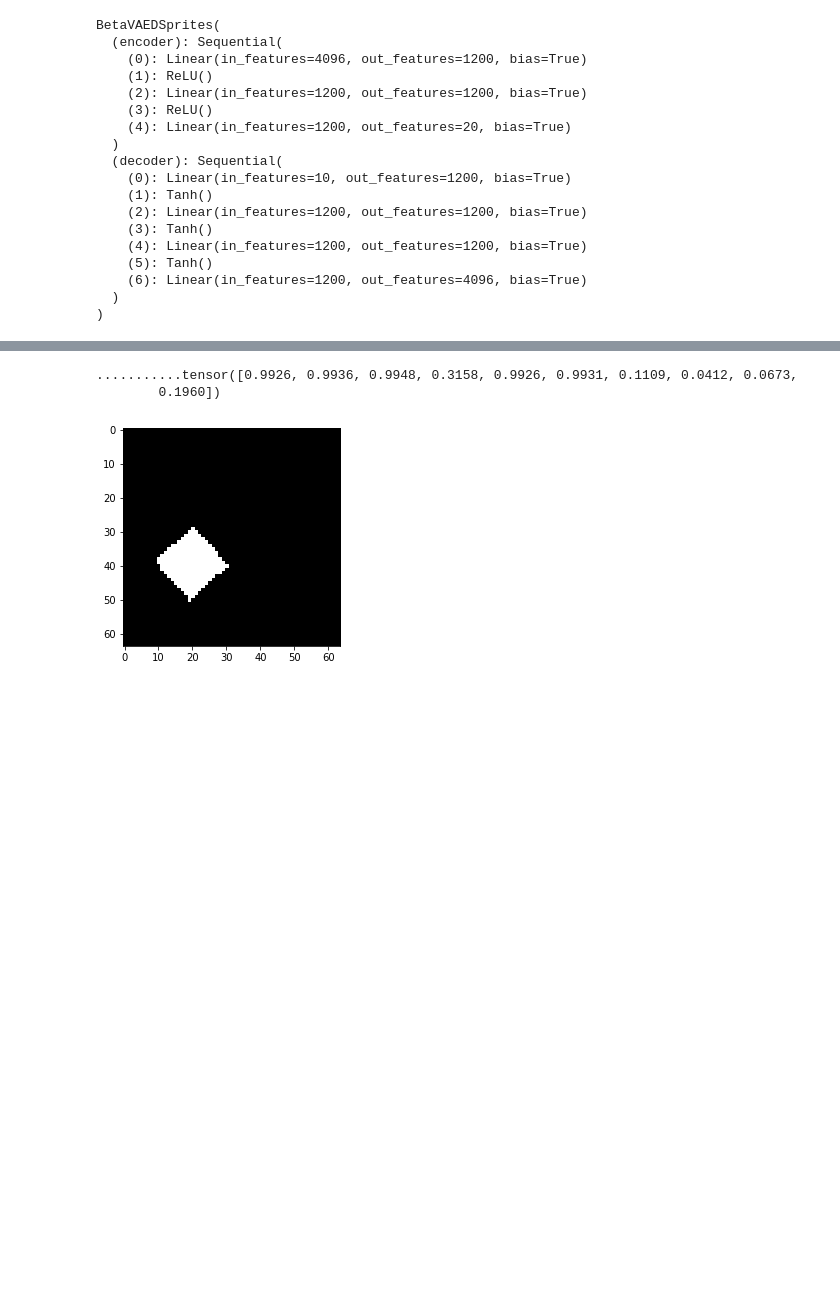
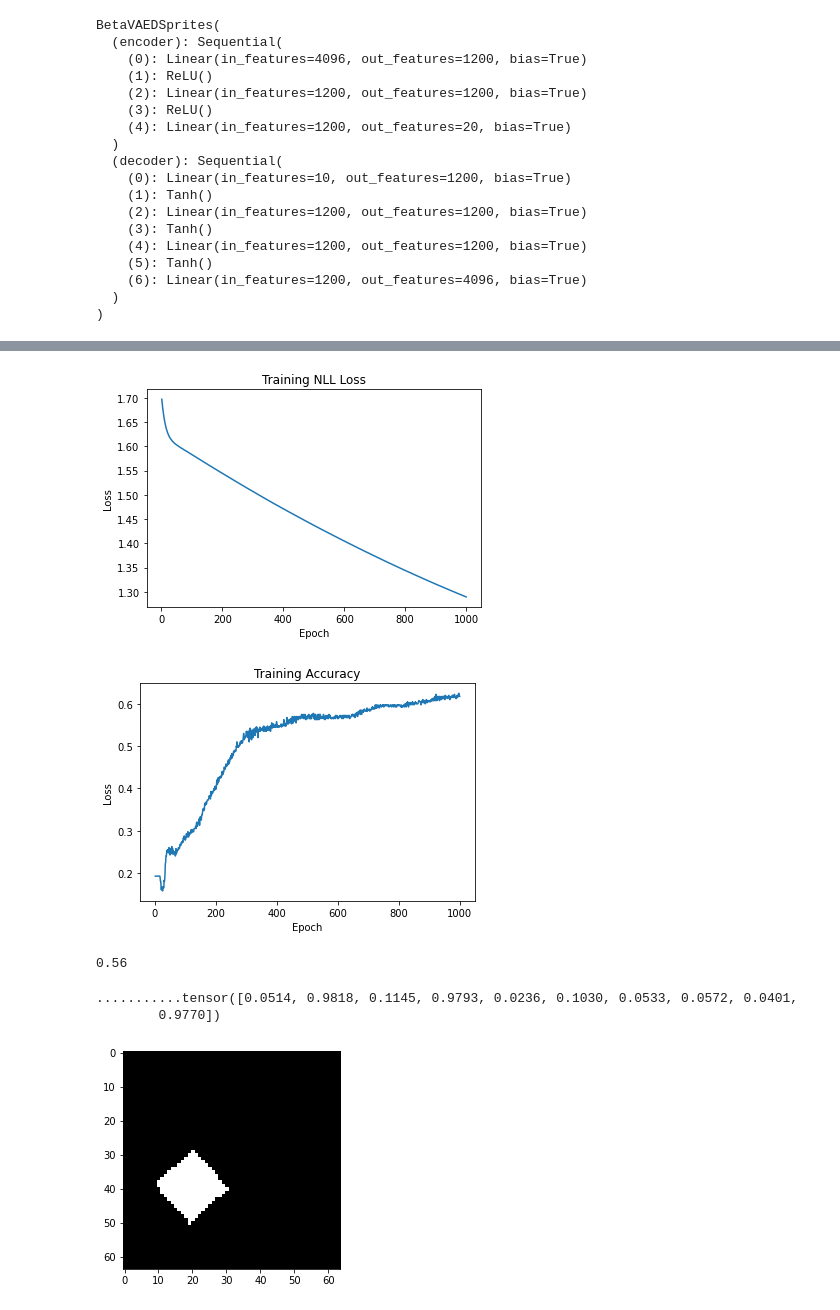
Before and after one commit to hzzhyj/atml, a Jupyter notebook: experiments/BetaVAE.ipynb, the cells around one changed output, grey strips where cells are left out. Drawn from its saved outputs; the diff is of its cells as text; code cells hidden in the pictures; blank space fills up the shorter version.

```diff
--- a/experiments/BetaVAE.ipynb
+++ b/experiments/BetaVAE.ipynb
@@ -183,9 +160,17 @@ plot_loss(accuracies, "Accuracy")
+# %%
+plot_loss(losses[0], "NLL Loss")
+plot_loss(accuracies[0], "Accuracy")
+print(test_accuracy)
+# %% [output]
+[figure, added]
+[figure, added]
+0.56
 # %%
-latent_gaussian_variance_beta4_n = compute_latent_gaussian_variance(model_beta1_e40_alldata_n, dataset)
-print(latent_gaussian_variance_beta4_n)
+latent_gaussian_variance_beta1 = compute_latent_gaussian_variance(model_beta1_e50_alldata_n, dataset)
+print(latent_gaussian_variance_beta1)
 # %% [output]
-...........tensor([0.9926, 0.9936, 0.9948, 0.3158, 0.9926, 0.9931, 0.1109, 0.0412, 0.0673,
-        0.1960])
+...........tensor([0.0514, 0.9818, 0.1145, 0.9793, 0.0236, 0.1030, 0.0533, 0.0572, 0.0401,
+        0.9770])
 # %%
 index = np.random.randint(0, len(dataset))
 original = dataset[index].float()
```
Also changed, not shown: parts of 51 cells of this notebook.
